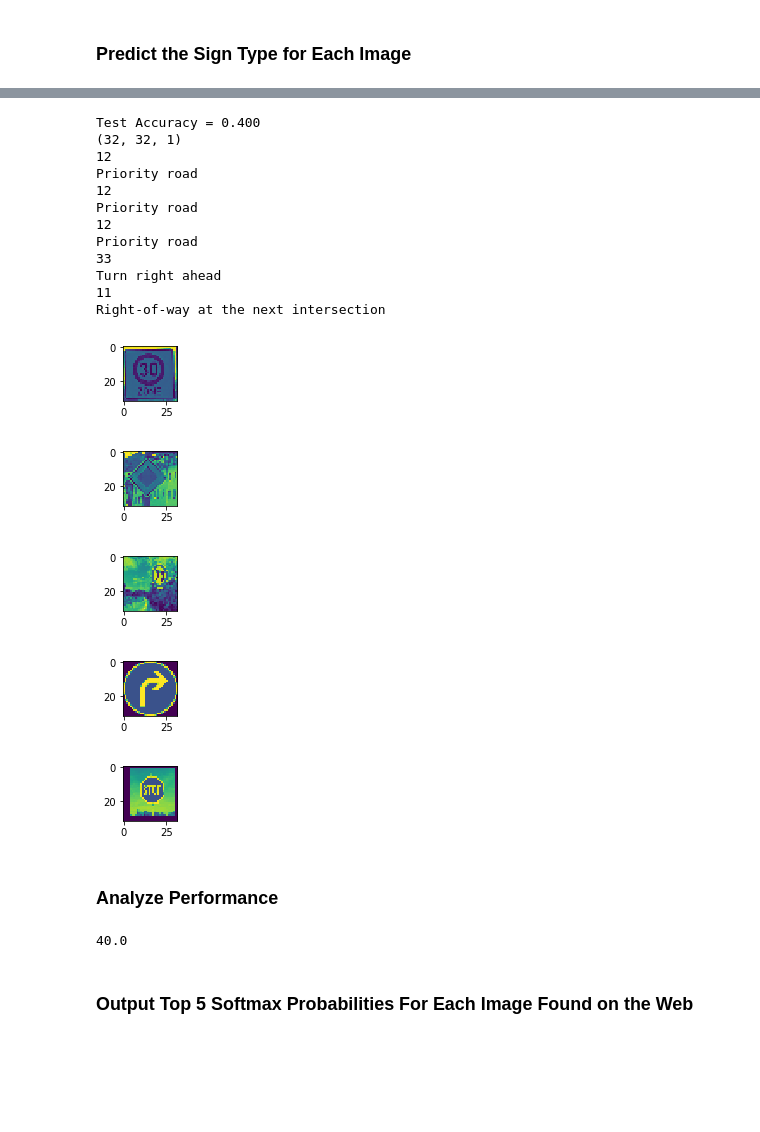
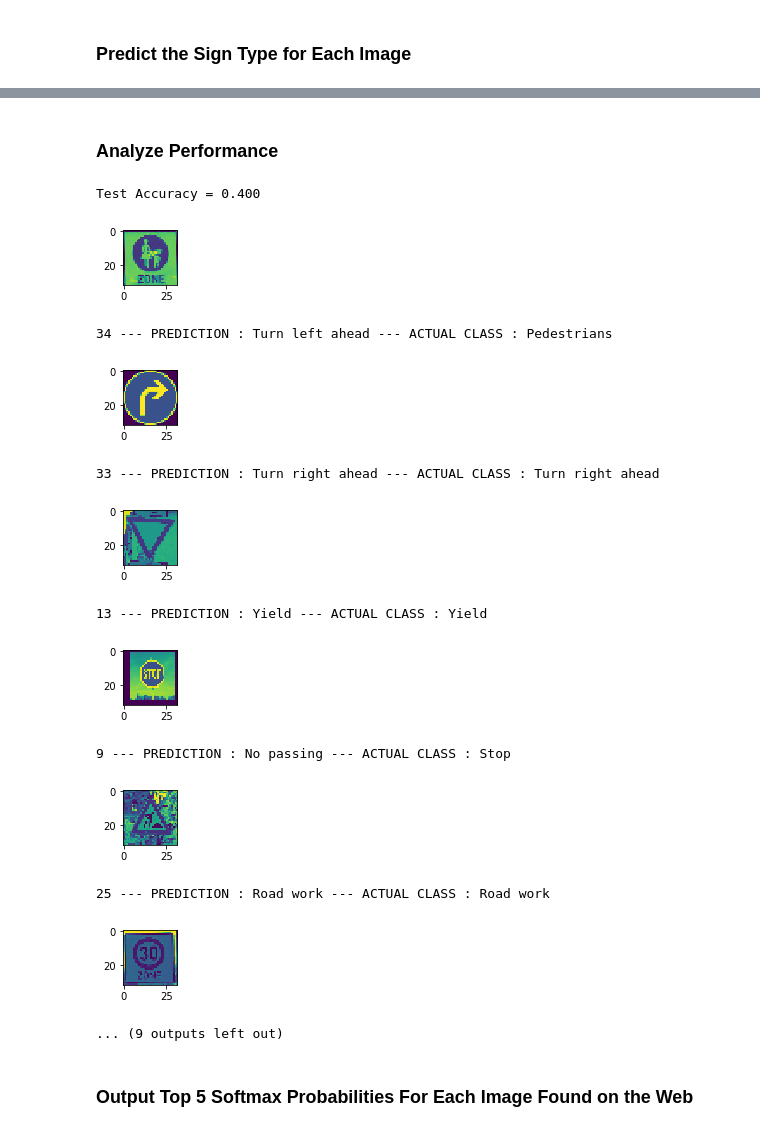
Before and after one commit to Jeremy26/traffic-signs, a Jupyter notebook: Traffic_Sign_Classifier.ipynb, the cells around one changed output, grey strips where cells are left out. Cells and saved outputs as stored; diff of their text form; code cells hidden in the pictures; blank space fills up the shorter version.

```diff
--- a/Traffic_Sign_Classifier.ipynb
+++ b/Traffic_Sign_Classifier.ipynb
@@ -488,14 +487,10 @@ for i in range(len(x_internet_signs)):
 ## PREPROCESSING
 
 for i in range(len(x_internet_signs)):
-#    print(x_internet_signs[i].shape)
-#    print(type(x_internet_signs[i]))
     output_shape = (x_internet_signs[i].shape[0],x_internet_signs[i].shape[1], 1)
     x_internet_signs[i] = grayscale(x_internet_signs[i]).reshape(output_shape)
     x_internet_signs[i]= cv2.resize(x_internet_signs[i], (32,32))
-    x_internet_signs[i]= np.array(x_internet_signs[i]).reshape(32,32,1)#
-#    print(x_internet_signs[i].shape)
- #   print(type(x_internet_signs[i]))
-    show_image(x_internet_signs[i].squeeze())
+    x_internet_signs[i]= np.array(x_internet_signs[i]).reshape(32,32,1)
 
 x_internet_signs = [normalize_128(img) for img in x_internet_signs]
+x_internet_signs = np.array(x_internet_signs)
@@ -520,48 +497,39 @@ print(x_internet_signs[4].shape)
-# %%
-y_prediction = np.zeros(n_images)
-with tf.Session() as sess:
-    saver.restore(sess, './lenet')
-    testing_accuracy = evaluate(x_internet_signs, y_output)
-    print("Test Accuracy = {:.3f}".format(testing_accuracy))
-    predicted_logits = sess.run(logits, feed_dict={x: x_internet_signs, keep_prob: 1.0})
-    print(x_internet_signs[0].shape)
-    softmax = tf.nn.softmax(predicted_logits)
-    softmax = sess.run(softmax, feed_dict={logits: predicted_logits})
-    y_prediction = np.argmax(softmax, axis=1)
-    for i in range(0, n_images):
-        print(y_prediction[i])
-        show_image(x_internet_signs[i].squeeze())
-        print(get_SignName(str(y_prediction[i])))
-# %% [output]
-Test Accuracy = 0.400
-(32, 32, 1)
-12
-Priority road
-12
-Priority road
-12
-Priority road
-33
-Turn right ahead
-11
-Right-of-way at the next intersection
-[figure, removed]
-[figure, removed]
-[figure, removed]
-[figure, removed]
-[figure, removed]
 # %% [markdown]
 ### Analyze Performance
 # %%
 ### Calculate the accuracy for these 5 new images.
 ### For example, if the model predicted 1 out of 5 signs correctly, it's 20% accurate on these new images.
-acc = 0
-for i in range(n_images):
-    if(y_prediction[i]==y_output[i]):
-        acc+=1
-print(acc*100/5)
-# %% [output]
-40.0
+# %%
+y_prediction = np.zeros(n_images)
+with tf.Session() as sess:
+    saver.restore(sess, './lenet')
+    #x_internet_signs, y_output = shuffle(x_internet_signs,y_output)
+    testing_accuracy = evaluate(x_internet_signs, y_output)
+    print("Test Accuracy = {:.3f}".format(testing_accuracy))
+    predicted_logits = sess.run(logits, feed_dict={x: x_internet_signs, keep_prob: 1.0})
+    softmax = tf.nn.softmax(predicted_logits)
+    softmax = sess.run(softmax, feed_dict={logits: predicted_logits})
+    y_prediction = np.argmax(softmax, axis=1)
+
+    for i in range(0, n_images):
+        show_image(x_internet_signs[i].squeeze())
+        plt.show()
+        print(str(y_prediction[i]) + " --- PREDICTION : " + get_SignName(str(y_prediction[i])) +  " --- ACTUAL CLASS : "+\
+              get_SignName(str(y_output[i])))
+# %% [output]
+Test Accuracy = 0.400
+[figure, added]
+34 --- PREDICTION : Turn left ahead --- ACTUAL CLASS : Pedestrians
+[figure, added]
+33 --- PREDICTION : Turn right ahead --- ACTUAL CLASS : Turn right ahead
+[figure, added]
+13 --- PREDICTION : Yield --- ACTUAL CLASS : Yield
+[figure, added]
+9 --- PREDICTION : No passing --- ACTUAL CLASS : Stop
+[figure, added]
+25 --- PREDICTION : Road work --- ACTUAL CLASS : Road work
+[figure, added]
+... (9 outputs left out)
 # %% [markdown]
 ### Output Top 5 Softmax Probabilities For Each Image Found on the Web
 # %% [markdown]
```
Also changed, not shown: parts of 17 cells of this notebook, 10 other files.
